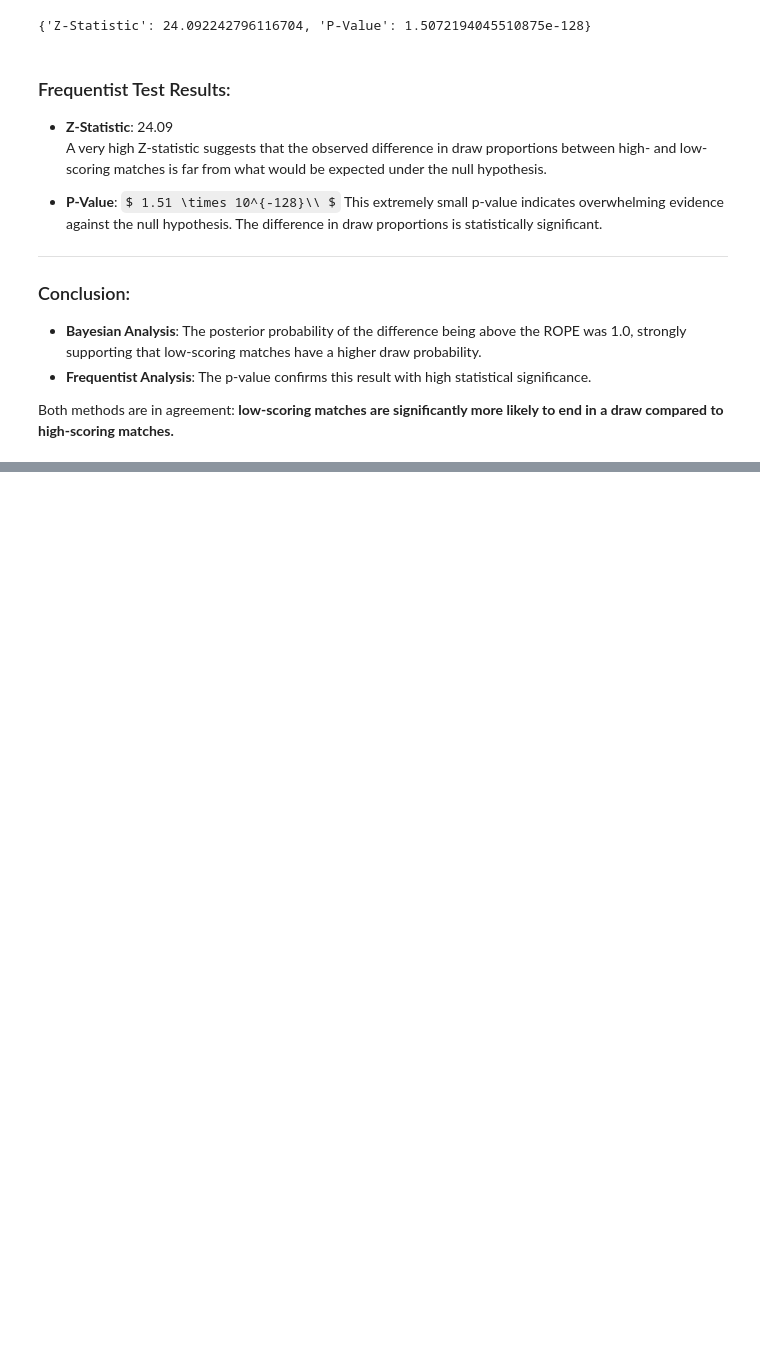
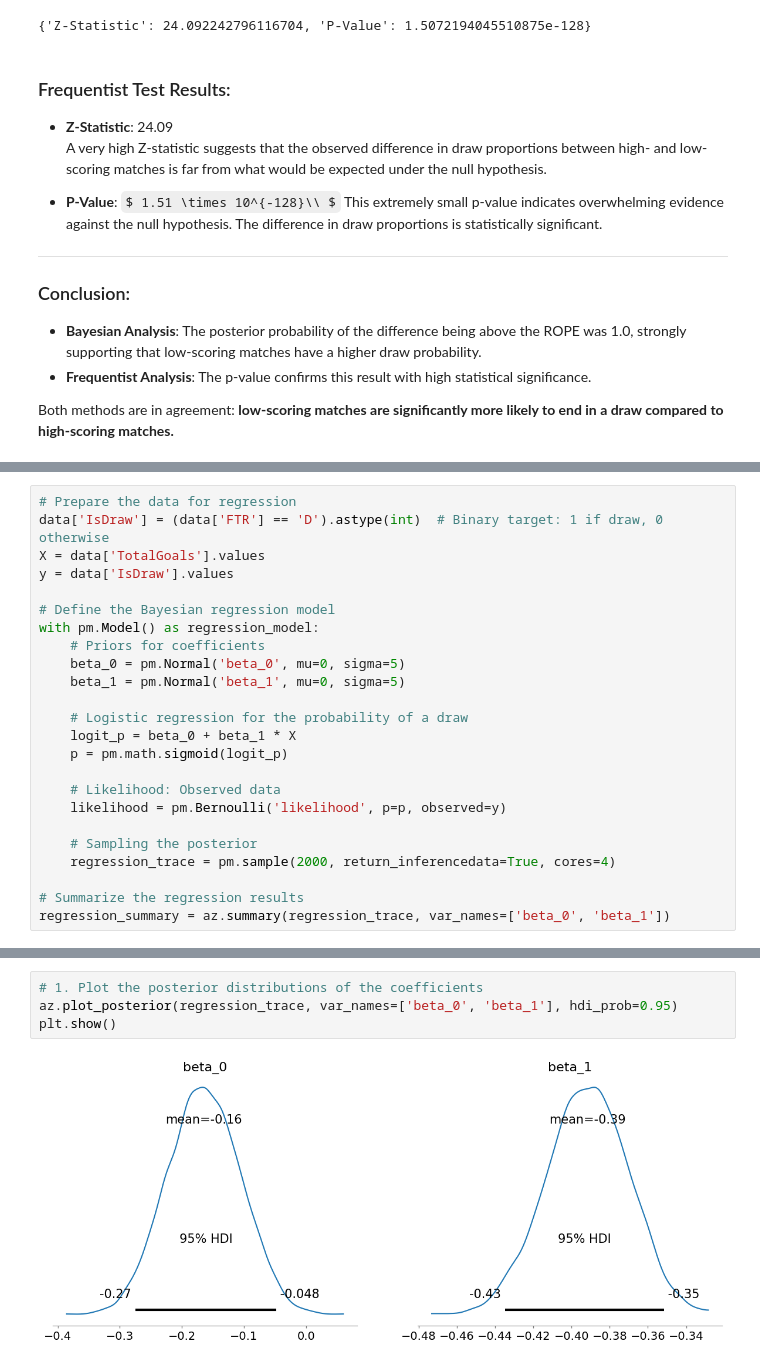
Before and after one commit to tommasosommaruga/Bayesian_proj, a Jupyter notebook: PROJ_GOOD/proj_2.ipynb, the cells around one changed output, grey strips where cells are left out. Saved outputs shown, nothing was run; the diff lists cells and outputs as text; some formulas as TeX source; blank space fills up the shorter version.

Commit message:
Refactor hypothesis and regression sections in notebooks for clarity and consistency

```diff
--- a/PROJ_GOOD/proj_2.ipynb
+++ b/PROJ_GOOD/proj_2.ipynb
@@ -332,0 +375,24 @@ Both methods are in agreement: **low-scoring matches are significantly more like
+# %%
+# Prepare the data for regression
+data['IsDraw'] = (data['FTR'] == 'D').astype(int)  # Binary target: 1 if draw, 0 otherwise
+X = data['TotalGoals'].values
+y = data['IsDraw'].values
+
+# Define the Bayesian regression model
+with pm.Model() as regression_model:
+    # Priors for coefficients
+    beta_0 = pm.Normal('beta_0', mu=0, sigma=5)
+    beta_1 = pm.Normal('beta_1', mu=0, sigma=5)
+
+    # Logistic regression for the probability of a draw
+    logit_p = beta_0 + beta_1 * X
+    p = pm.math.sigmoid(logit_p)
+
+    # Likelihood: Observed data
+    likelihood = pm.Bernoulli('likelihood', p=p, observed=y)
+
+    # Sampling the posterior
+    regression_trace = pm.sample(2000, return_inferencedata=True, cores=4)
+
+# Summarize the regression results
+regression_summary = az.summary(regression_trace, var_names=['beta_0', 'beta_1'])
@@ -332,0 +411,6 @@ Both methods are in agreement: **low-scoring matches are significantly more like
+# %%
+# 1. Plot the posterior distributions of the coefficients
+az.plot_posterior(regression_trace, var_names=['beta_0', 'beta_1'], hdi_prob=0.95)
+plt.show()
+# %% [output]
+[figure, added]
```
Also changed, not shown: parts of 6 cells of this notebook, 2 other files.
